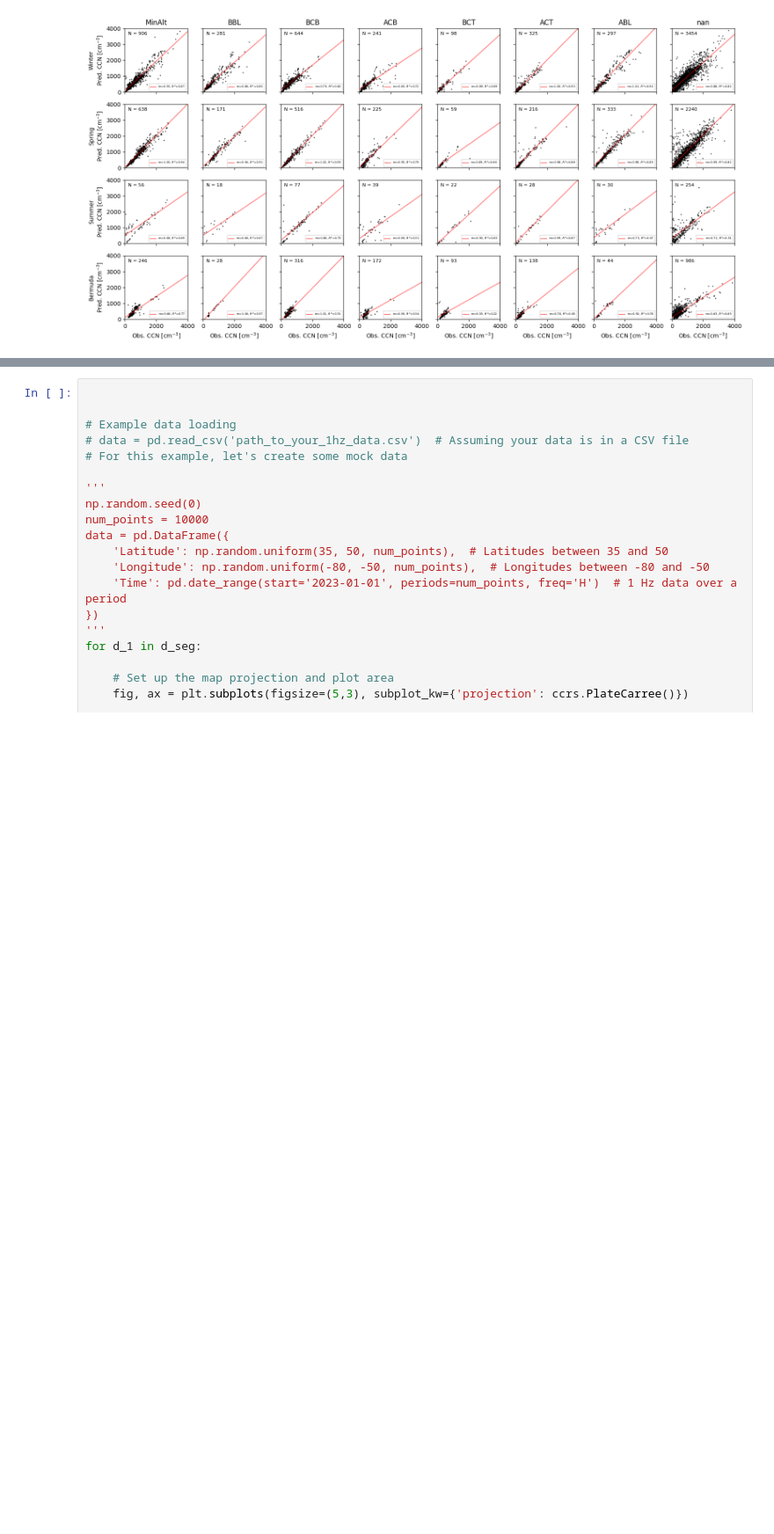
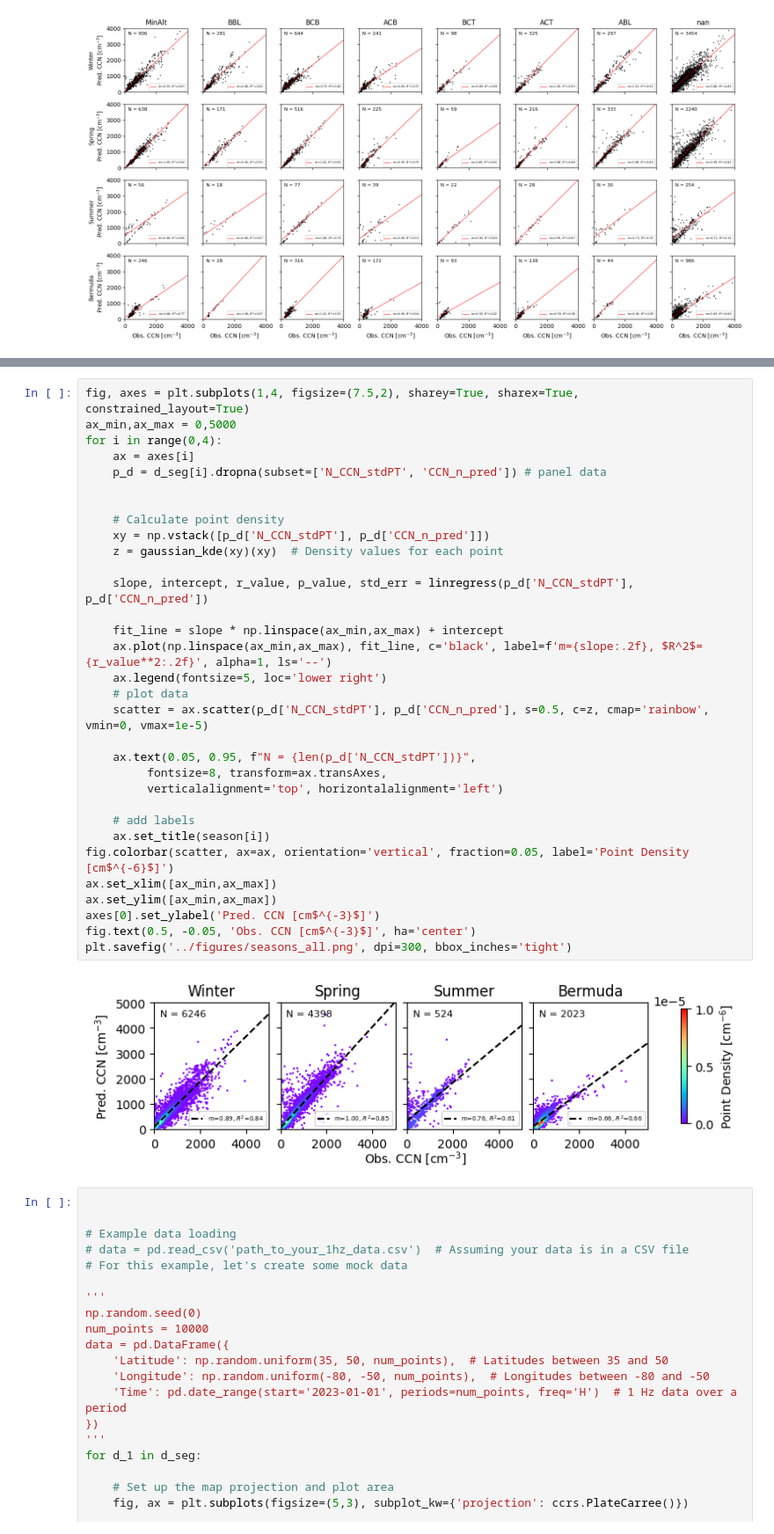
Before and after one commit to csoloff/ACTIVATE_CCN_closure, a Jupyter notebook: scripts/04_plots.ipynb, the cells around one changed output, grey strips where cells are left out. Shown at 88% size. Cells and saved outputs as stored; diff of their text form; blank space fills up the shorter version.

```diff
--- a/scripts/04_plots.ipynb
+++ b/scripts/04_plots.ipynb
@@ -221,3 +277,37 @@ plt.savefig('../figures/season_legs.png', dpi=300)
+# %%
+fig, axes = plt.subplots(1,4, figsize=(7.5,2), sharey=True, sharex=True, constrained_layout=True)
+ax_min,ax_max = 0,5000
+for i in range(0,4):
+    ax = axes[i]
+    p_d = d_seg[i].dropna(subset=['N_CCN_stdPT', 'CCN_n_pred']) # panel data
+
+
+    # Calculate point density
+    xy = np.vstack([p_d['N_CCN_stdPT'], p_d['CCN_n_pred']])
+    z = gaussian_kde(xy)(xy)  # Density values for each point
+
+    slope, intercept, r_value, p_value, std_err = linregress(p_d['N_CCN_stdPT'], p_d['CCN_n_pred'])
+
+    fit_line = slope * np.linspace(ax_min,ax_max) + intercept
+    ax.plot(np.linspace(ax_min,ax_max), fit_line, c='black', label=f'm={slope:.2f}, $R^2$={r_value**2:.2f}', alpha=1, ls='--')
+    ax.legend(fontsize=5, loc='lower right')
+    # plot data
+    scatter = ax.scatter(p_d['N_CCN_stdPT'], p_d['CCN_n_pred'], s=0.5, c=z, cmap='rainbow', vmin=0, vmax=1e-5)
+
+    ax.text(0.05, 0.95, f"N = {len(p_d['N_CCN_stdPT'])}",
+         fontsize=8, transform=ax.transAxes,
+         verticalalignment='top', horizontalalignment='left')
+
+    # add labels
+    ax.set_title(season[i])
+fig.colorbar(scatter, ax=ax, orientation='vertical', fraction=0.05, label='Point Density [cm$^{-6}$]')
+ax.set_xlim([ax_min,ax_max])
+ax.set_ylim([ax_min,ax_max])
+axes[0].set_ylabel('Pred. CCN [cm$^{-3}$]')
+fig.text(0.5, -0.05, 'Obs. CCN [cm$^{-3}$]', ha='center')
+plt.savefig('../figures/seasons_all.png', dpi=300, bbox_inches='tight')
+# %% [output]
+[figure, added]
 # %%
 
 
```
Also changed, not shown: parts of 2 cells of this notebook.
